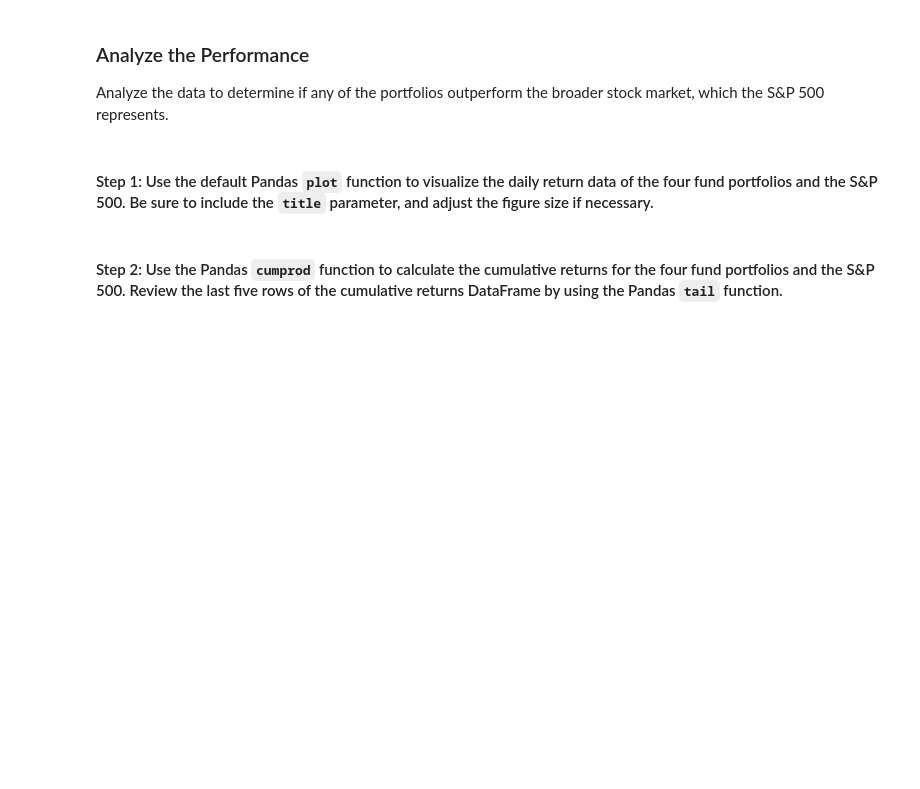
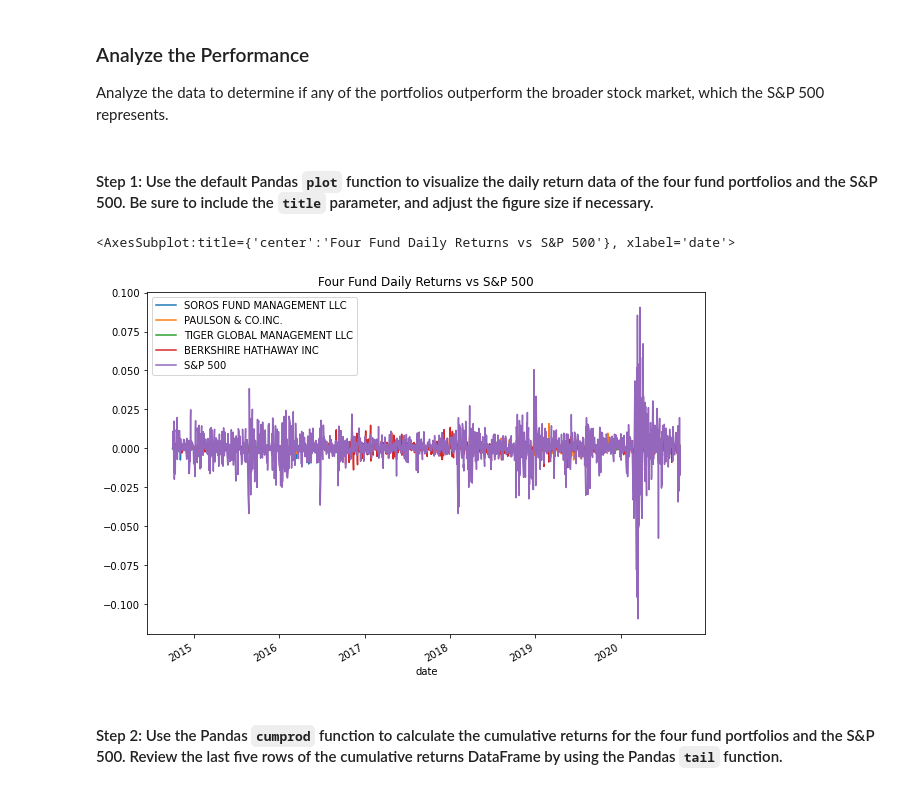
Before and after one commit to vishkast203/Challenge_Assignment-4, a Jupyter notebook: Starter_Code/risk_return_analysis.ipynb, the cells around one changed output. Saved outputs shown, nothing was run; the diff lists cells and outputs as text; code cells hidden in the pictures; blank space fills up the shorter version.

```diff
--- a/Starter_Code/risk_return_analysis.ipynb
+++ b/Starter_Code/risk_return_analysis.ipynb
@@ -187,7 +197,10 @@ Analyze the data to determine if any of the portfolios outperform the broader st
 # %%
 # Plot the daily return data of the 4 funds and the S&P 500
 # Inclue a title parameter and adjust the figure size
-# YOUR CODE HERE
+navs_daily_returns.plot(figsize = (10,7), title = "Four Fund Daily Returns vs S&P 500")
+# %% [output]
+<AxesSubplot:title={'center':'Four Fund Daily Returns vs S&P 500'}, xlabel='date'>
+[figure, added]
 # %% [markdown]
 #### Step 2: Use the Pandas `cumprod` function to calculate the cumulative returns for the four fund portfolios and the S&P 500. Review the last five rows of the cumulative returns DataFrame by using the Pandas `tail` function.
 # %%
```
Also changed, not shown: parts of 3 cells of this notebook.
